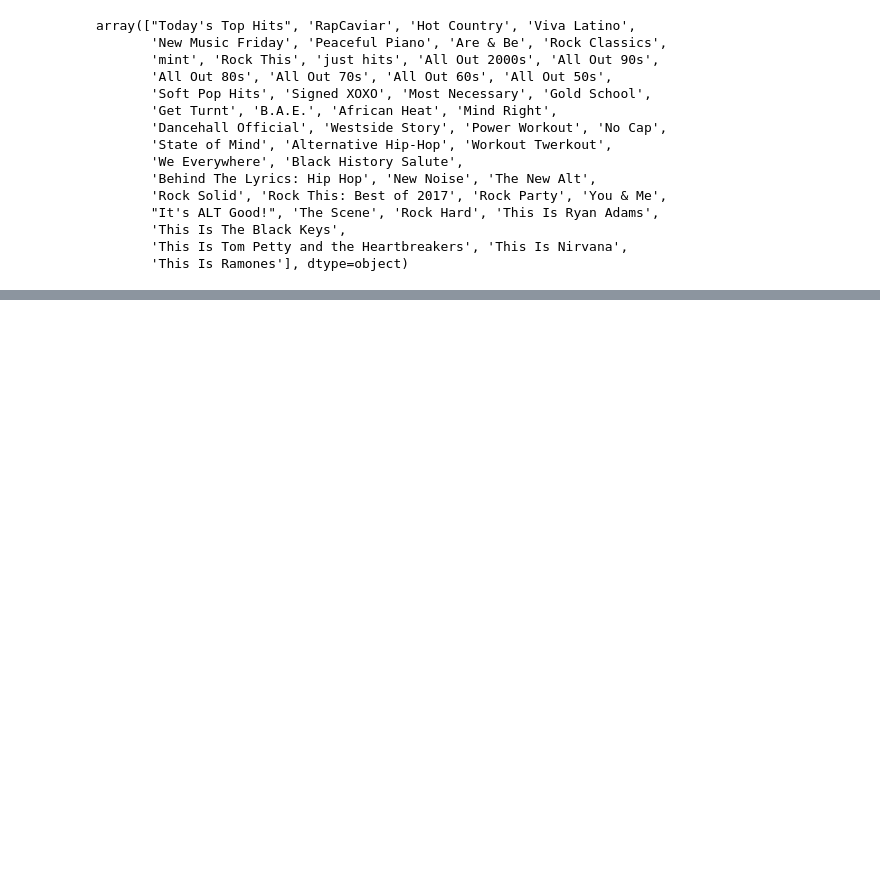
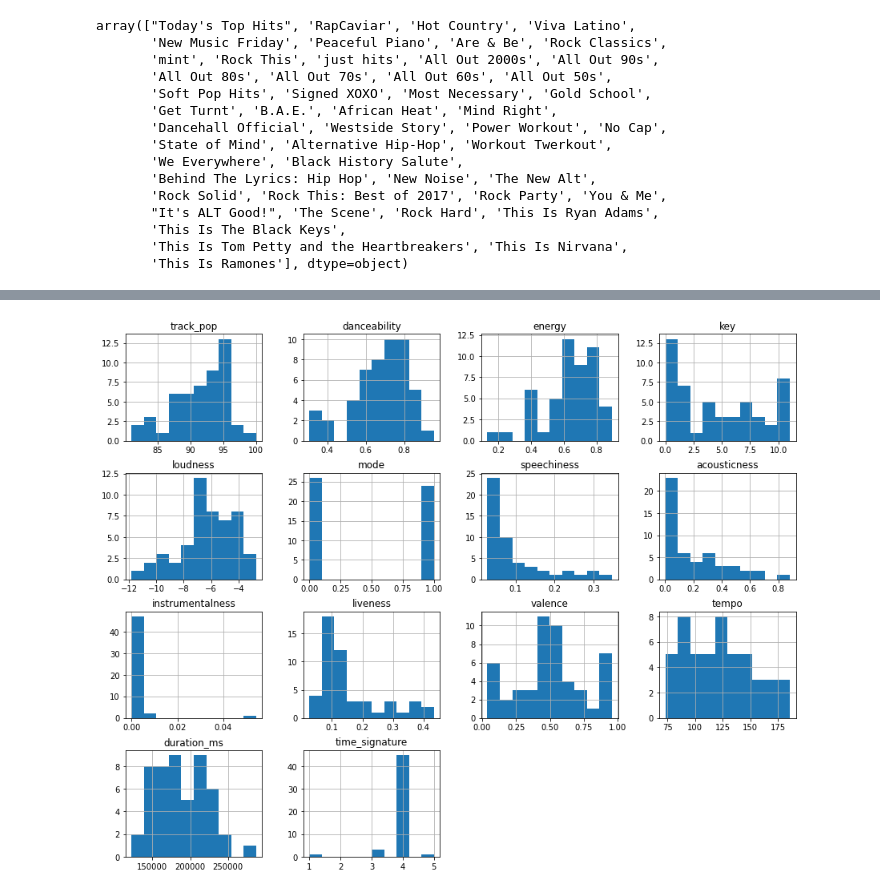
Before and after one commit to athy9193/recommender_one, a Jupyter notebook: src/notebooks/eda.ipynb, the cells around one changed output, grey strips where cells are left out. Saved outputs shown, nothing was run; the diff lists cells and outputs as text; code cells hidden in the pictures; blank space fills up the shorter version.

```diff
--- a/src/notebooks/eda.ipynb
+++ b/src/notebooks/eda.ipynb
@@ -120,0 +137,7 @@ array(["Today's Top Hits", 'RapCaviar', 'Hot Country', 'Viva Latino',
+# %%
+playlist_name = "Today\'s Top Hits"
+today_top_hits = x.query('playlist_name == @playlist_name')
+today_top_hits.hist(figsize=(15,12))
+plt.title(label=f"{playlist_name} audio feature distribution");
+# %% [output]
+[figure, added]
```
Also changed, not shown: parts of 21 cells of this notebook, 2 other files.
